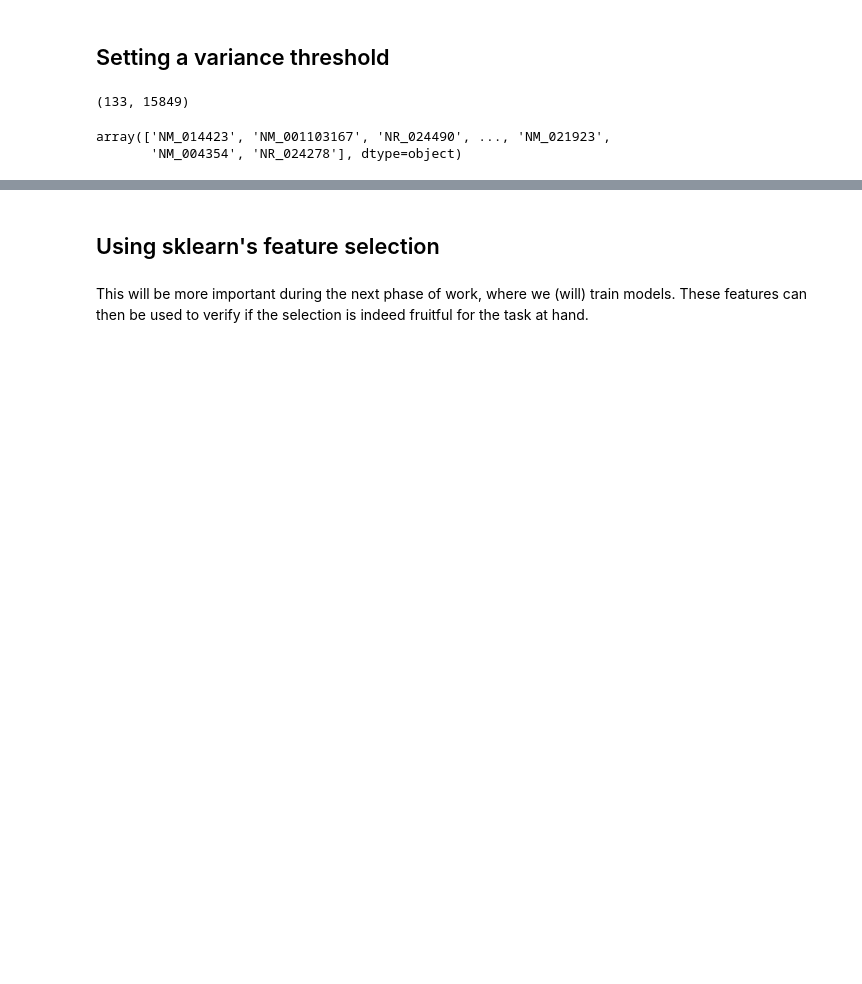
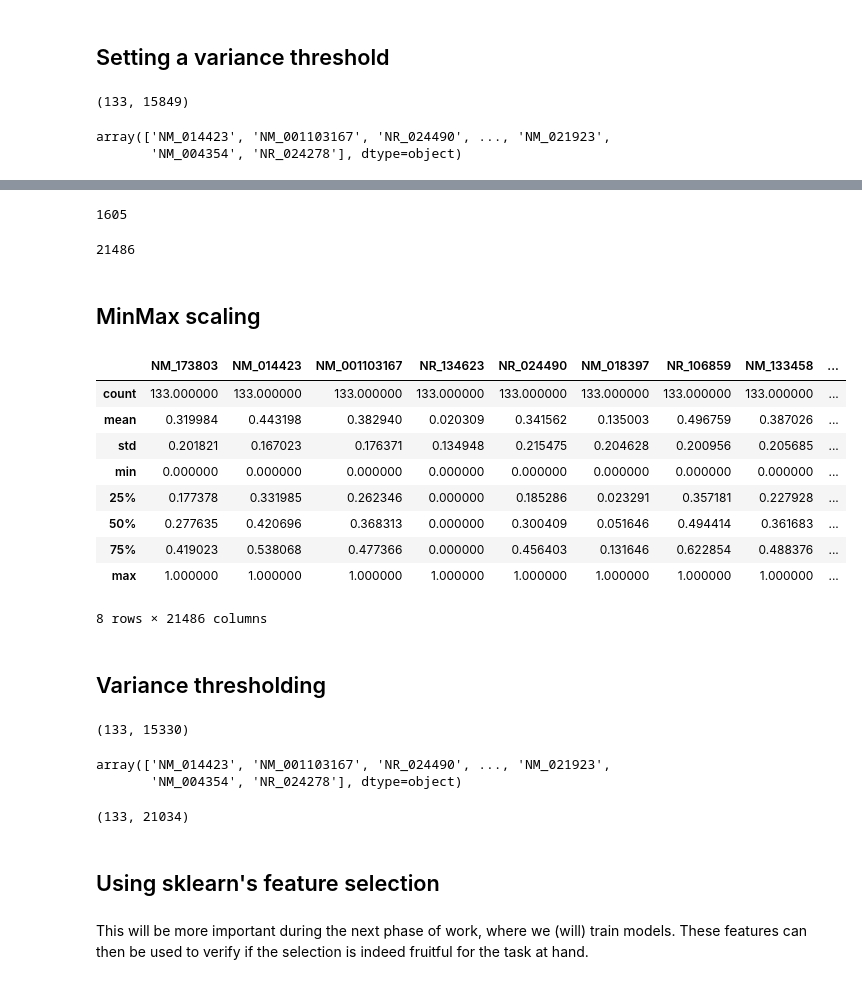
Before and after one commit to Bala-A87/CS6024-Age-prediction, a Jupyter notebook: code/eda.ipynb, the cells around one changed output, grey strips where cells are left out. Cells and saved outputs as stored; diff of their text form; code cells hidden in the pictures; blank space fills up the shorter version.

```diff
--- a/code/eda.ipynb
+++ b/code/eda.ipynb
@@ -54,0 +57,5 @@ array(['NM_014423', 'NM_001103167', 'NR_024490', ..., 'NM_021923',
+# %%
+corr_matrix = data_non_zero_var.corr().abs()
+
+upper = corr_matrix.where(np.triu(np.ones(corr_matrix.shape), k=1).astype(bool))
+corr_cols = [column for column in upper.columns if any(upper[column] > 0.95)]
@@ -55,3 +82,52 @@ array(['NM_014423', 'NM_001103167', 'NR_024490', ..., 'NM_021923',
+# %%
+len(corr_cols)
+# %% [output]
+1605
+# %%
+data_uncorr = data_non_zero_var.drop(columns=corr_cols, inplace=False)
+len(data_uncorr.columns)
+# %% [output]
+21486
+# %% [markdown]
+## MinMax scaling
+# %%
+data_uncorr_min = data_uncorr.min()
+data_uncorr_max = data_uncorr.max()
+
+data_uncorr_minmax = (data_uncorr - data_uncorr_min)/(data_uncorr_max - data_uncorr_min)
+data_uncorr_minmax.describe()
+# %% [output]
+|  | NM_173803 | NM_014423 | NM_001103167 | NR_134623 | NR_024490 | NM_018397 | NR_106859 | NM_133458 | ... |
+| count | 133.000000 | 133.000000 | 133.000000 | 133.000000 | 133.000000 | 133.000000 | 133.000000 | 133.000000 | ... |
+| mean | 0.319984 | 0.443198 | 0.382940 | 0.020309 | 0.341562 | 0.135003 | 0.496759 | 0.387026 | ... |
+| std | 0.201821 | 0.167023 | 0.176371 | 0.134948 | 0.215475 | 0.204628 | 0.200956 | 0.205685 | ... |
+| min | 0.000000 | 0.000000 | 0.000000 | 0.000000 | 0.000000 | 0.000000 | 0.000000 | 0.000000 | ... |
+| 25% | 0.177378 | 0.331985 | 0.262346 | 0.000000 | 0.185286 | 0.023291 | 0.357181 | 0.227928 | ... |
+| 50% | 0.277635 | 0.420696 | 0.368313 | 0.000000 | 0.300409 | 0.051646 | 0.494414 | 0.361683 | ... |
+| 75% | 0.419023 | 0.538068 | 0.477366 | 0.000000 | 0.456403 | 0.131646 | 0.622854 | 0.488376 | ... |
+| max | 1.000000 | 1.000000 | 1.000000 | 1.000000 | 1.000000 | 1.000000 | 1.000000 | 1.000000 | ... |
+8 rows × 21486 columns
+# %% [markdown]
+## Variance thresholding
+# %%
+from sklearn.feature_selection import VarianceThreshold
+
+var_thresh = VarianceThreshold(0.01)
+data_signif_var = var_thresh.fit_transform(data_uncorr)
+data_signif_var.shape
+# %% [output]
+(133, 15330)
+# %%
+data_signif_var_cols = var_thresh.get_feature_names_out(data_uncorr.columns)
+data_signif_var_cols
+# %% [output]
+array(['NM_014423', 'NM_001103167', 'NR_024490', ..., 'NM_021923',
+       'NM_004354', 'NR_024278'], dtype=object)
+# %%
+data_minmax_signif_var = var_thresh.fit_transform(data_uncorr_minmax)
+data_minmax_signif_var.shape
+# %% [output]
+(133, 21034)
 # %% [markdown]
 ## Using sklearn's feature selection
 # %% [markdown]
```
Also changed, not shown: parts of 4 cells of this notebook.
